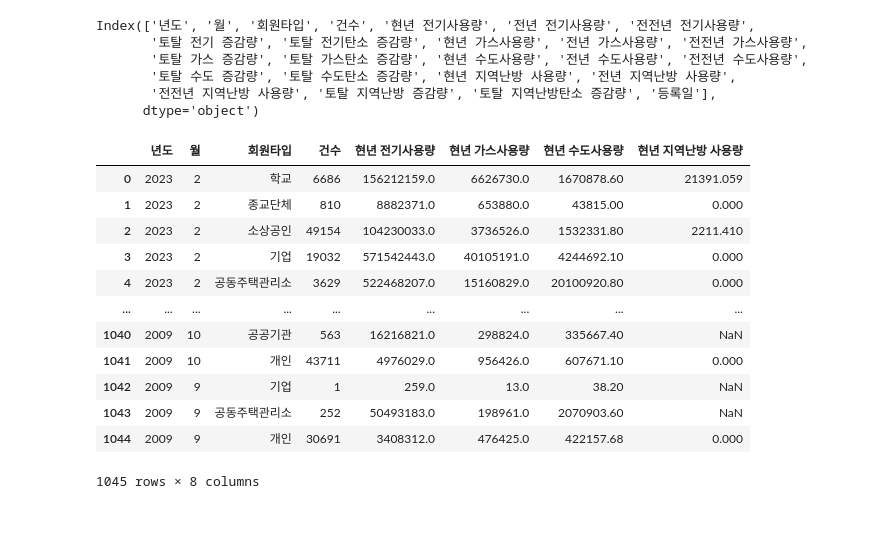
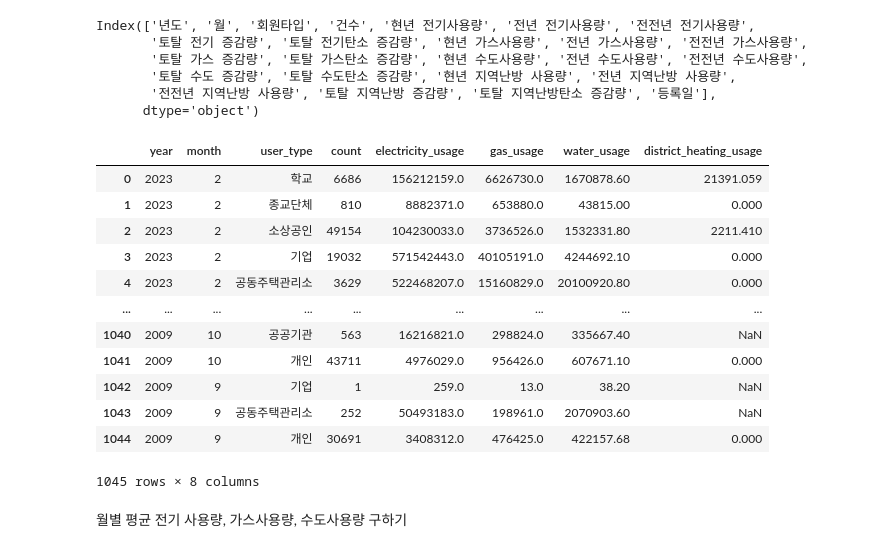
Before and after one commit to seobho/energy-analysis, a Jupyter notebook: read-data.ipynb, the cells around one changed output. Drawn from its saved outputs; the diff is of its cells as text; code cells hidden in the pictures; blank space fills up the shorter version.

```diff
--- a/read-data.ipynb
+++ b/read-data.ipynb
@@ -36,18 +36,35 @@ Index(['년도', '월', '회원타입', '건수', '현년 전기사용량', '전
        '전전년 지역난방 사용량', '토탈 지역난방 증감량', '토탈 지역난방탄소 증감량', '등록일'],
       dtype='object')
 # %%
-df[['년도', '월', '회원타입', '건수', '현년 전기사용량', '현년 가스사용량', '현년 수도사용량', '현년 지역난방 사용량']]
+# 필요한 column만 남기기
+new_columns = ['년도', '월', '회원타입', '건수', '현년 전기사용량', '현년 가스사용량', '현년 수도사용량', '현년 지역난방 사용량']
+df.reindex(columns=new_columns)
-# %% [output]
-|  | 년도 | 월 | 회원타입 | 건수 | 현년 전기사용량 | 현년 가스사용량 | 현년 수도사용량 | 현년 지역난방 사용량 |
-| 0 | 2023 | 2 | 학교 | 6686 | 156212159.0 | 6626730.0 | 1670878.60 | 21391.059 |
-| 1 | 2023 | 2 | 종교단체 | 810 | 8882371.0 | 653880.0 | 43815.00 | 0.000 |
-| 2 | 2023 | 2 | 소상공인 | 49154 | 104230033.0 | 3736526.0 | 1532331.80 | 2211.410 |
-| 3 | 2023 | 2 | 기업 | 19032 | 571542443.0 | 40105191.0 | 4244692.10 | 0.000 |
-| 4 | 2023 | 2 | 공동주택관리소 | 3629 | 522468207.0 | 15160829.0 | 20100920.80 | 0.000 |
-| ... | ... | ... | ... | ... | ... | ... | ... | ... |
-| 1040 | 2009 | 10 | 공공기관 | 563 | 16216821.0 | 298824.0 | 335667.40 | NaN |
-| 1041 | 2009 | 10 | 개인 | 43711 | 4976029.0 | 956426.0 | 607671.10 | 0.000 |
-| 1042 | 2009 | 9 | 기업 | 1 | 259.0 | 13.0 | 38.20 | NaN |
-| 1043 | 2009 | 9 | 공동주택관리소 | 252 | 50493183.0 | 198961.0 | 2070903.60 | NaN |
-| 1044 | 2009 | 9 | 개인 | 30691 | 3408312.0 | 476425.0 | 422157.68 | 0.000 |
-1045 rows × 8 columns
+# %%
+#영어로 변환하기
+# 1. column 변환
+english_columns = ['year', 'month', 'user_type', 'count', 'electricity_usage', 'gas_usage', 'water_usage', 'district_heating_usage']
+change_columns = dict(zip(new_columns, english_columns))
+df.rename(columns=change_columns, inplace=True)
+
+# 2. user_type 변환
+change_to_eng = {'학교' : 'school',
+                 '종교단체' : 'religious_organization',
+                 '소상공인' : 'small_business_owner',
+                 '기업' : 'corporation',
+                 '공동주택관리소' : 'homeowners_association'}
+# %% [output]
+|  | year | month | user_type | count | electricity_usage | gas_usage | water_usage | district_heating_usage |
+| 0 | 2023 | 2 | 학교 | 6686 | 156212159.0 | 6626730.0 | 1670878.60 | 21391.059 |
+| 1 | 2023 | 2 | 종교단체 | 810 | 8882371.0 | 653880.0 | 43815.00 | 0.000 |
+| 2 | 2023 | 2 | 소상공인 | 49154 | 104230033.0 | 3736526.0 | 1532331.80 | 2211.410 |
+| 3 | 2023 | 2 | 기업 | 19032 | 571542443.0 | 40105191.0 | 4244692.10 | 0.000 |
+| 4 | 2023 | 2 | 공동주택관리소 | 3629 | 522468207.0 | 15160829.0 | 20100920.80 | 0.000 |
+| ... | ... | ... | ... | ... | ... | ... | ... | ... |
+| 1040 | 2009 | 10 | 공공기관 | 563 | 16216821.0 | 298824.0 | 335667.40 | NaN |
+| 1041 | 2009 | 10 | 개인 | 43711 | 4976029.0 | 956426.0 | 607671.10 | 0.000 |
+| 1042 | 2009 | 9 | 기업 | 1 | 259.0 | 13.0 | 38.20 | NaN |
+| 1043 | 2009 | 9 | 공동주택관리소 | 252 | 50493183.0 | 198961.0 | 2070903.60 | NaN |
+| 1044 | 2009 | 9 | 개인 | 30691 | 3408312.0 | 476425.0 | 422157.68 | 0.000 |
+1045 rows × 8 columns
+# %% [markdown]
+월별 평균 전기 사용량, 가스사용량, 수도사용량 구하기
```
Also changed, not shown: parts of 6 cells of this notebook.
